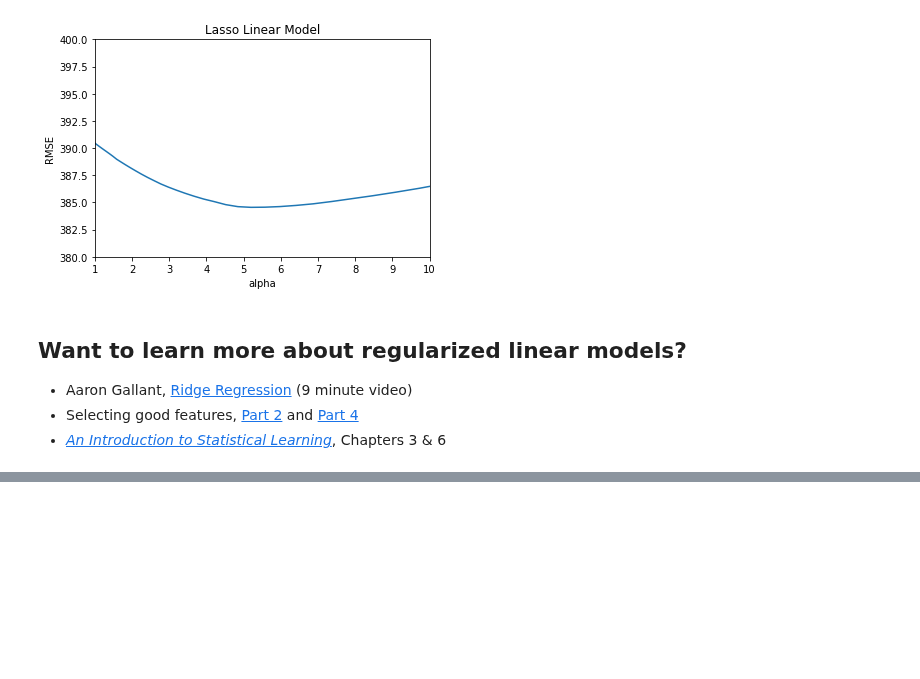
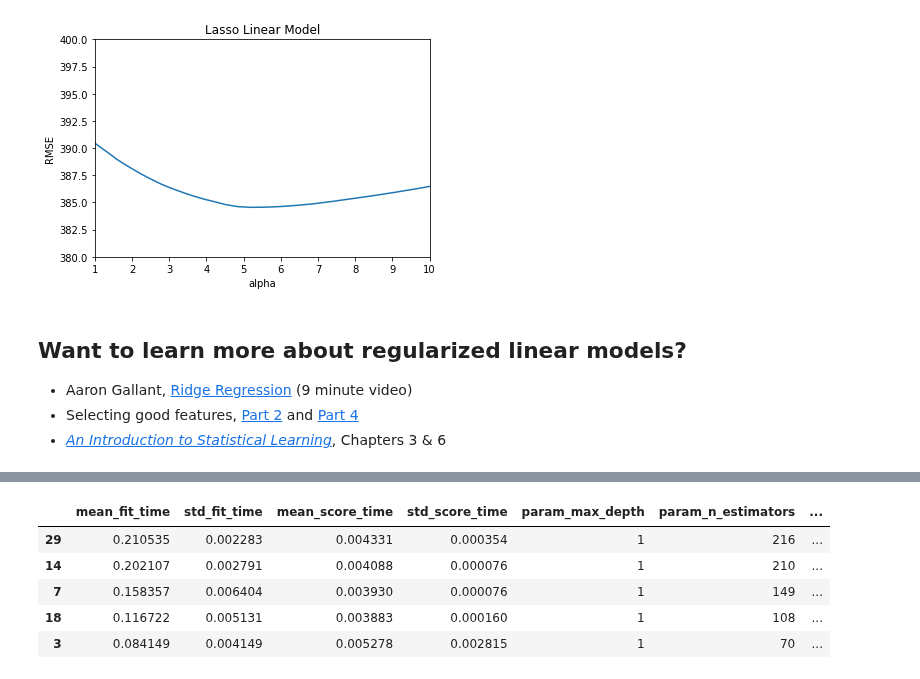
Before and after one commit to LambdaSchool/DS-Unit-2-Sprint-4-Practicing-Understanding, a Jupyter notebook: module2-regularization-survival-analysis/LS_DS_242_Review_and_Regularization.ipynb, the cells around one changed output, grey strips where cells are left out. Drawn from its saved outputs; the diff is of its cells as text; code cells hidden in the pictures; blank space fills up the shorter version.

```diff
--- a/module2-regularization-survival-analysis/LS_DS_242_Review_and_Regularization.ipynb
+++ b/module2-regularization-survival-analysis/LS_DS_242_Review_and_Regularization.ipynb
@@ -497,0 +584,10 @@ plt.ylim(380,400);
+# %%
+# Bottom 5 candidates
+pd.DataFrame(search.cv_results_).sort_values(by='rank_test_score').tail()
+# %% [output]
+|  | mean_fit_time | std_fit_time | mean_score_time | std_score_time | param_max_depth | param_n_estimators | ... |
+| 29 | 0.210535 | 0.002283 | 0.004331 | 0.000354 | 1 | 216 | ... |
+| 14 | 0.202107 | 0.002791 | 0.004088 | 0.000076 | 1 | 210 | ... |
+| 7 | 0.158357 | 0.006404 | 0.003930 | 0.000076 | 1 | 149 | ... |
+| 18 | 0.116722 | 0.005131 | 0.003883 | 0.000160 | 1 | 108 | ... |
+| 3 | 0.084149 | 0.004149 | 0.005278 | 0.002815 | 1 | 70 | ... |
```
Also changed, not shown: parts of 11 cells of this notebook.
